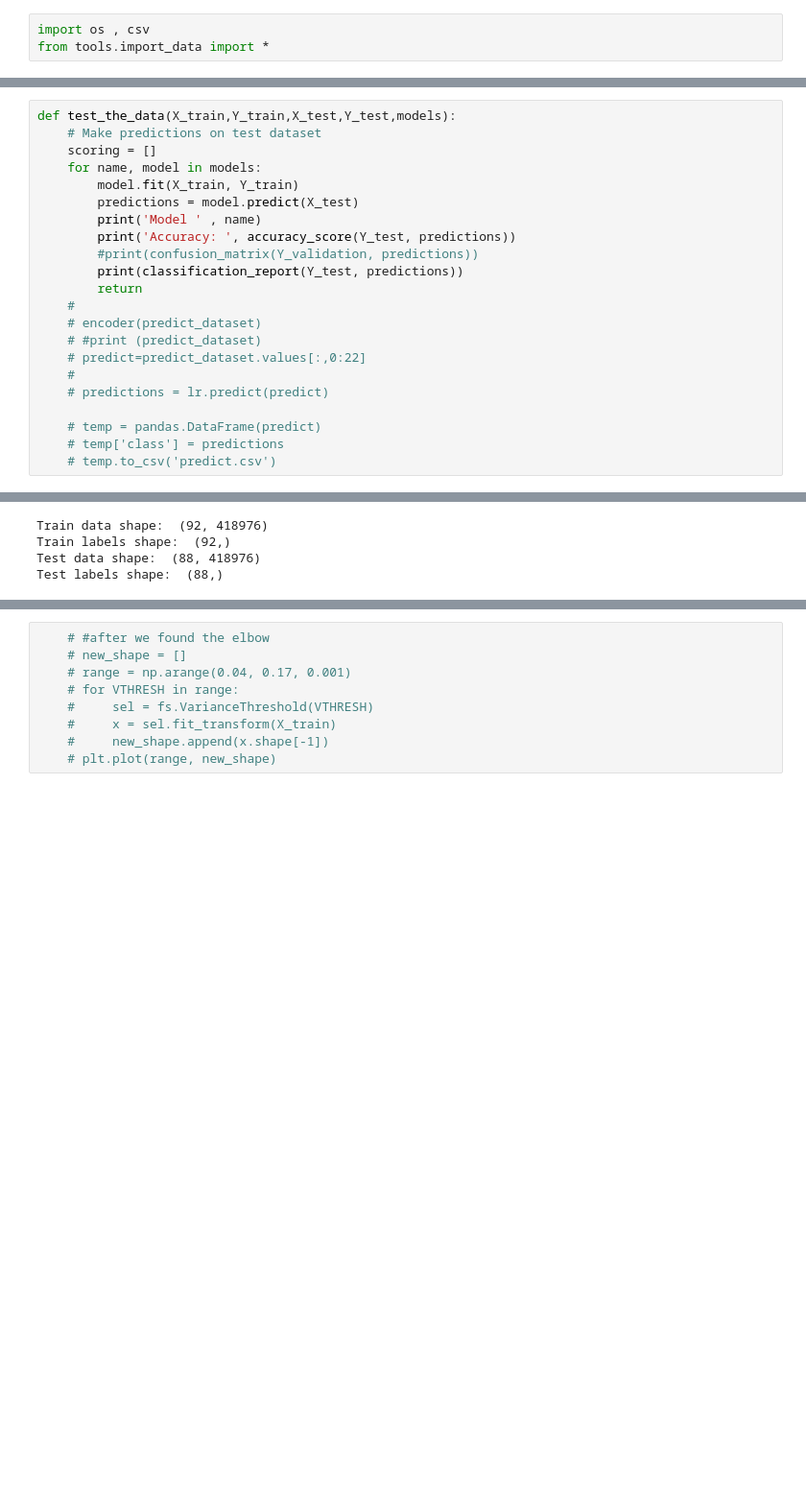
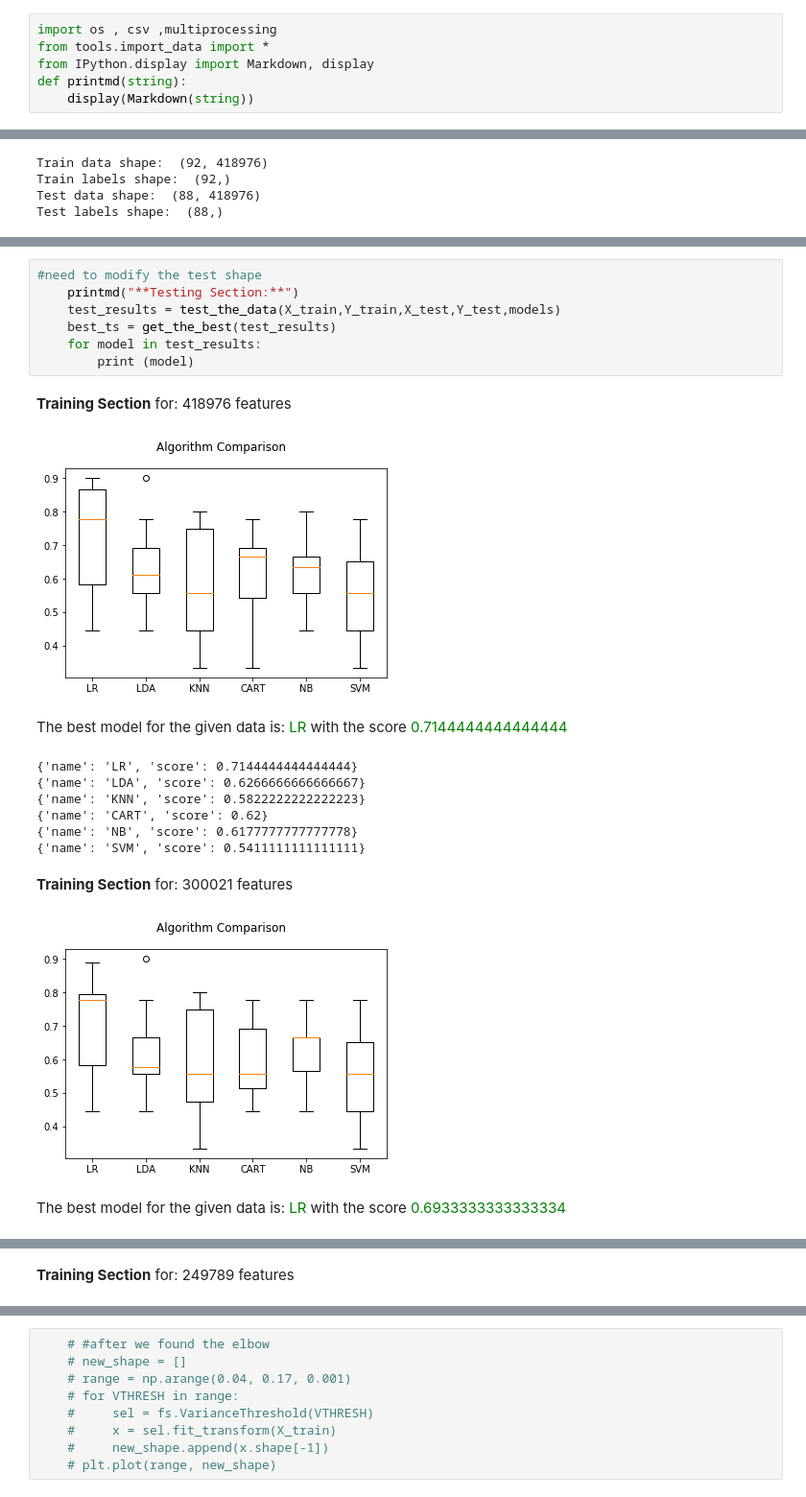
Before and after one commit to motybz/Cancer_Data_Mining, a Jupyter notebook: Models_Compare.ipynb, the cells around one changed output, grey strips where cells are left out. Shown at 96% size. Saved outputs shown, nothing was run; the diff lists cells and outputs as text; blank space fills up the shorter version.

Commit message:
new model+features selection test + results of the first test

```diff
--- a/Models_Compare.ipynb
+++ b/Models_Compare.ipynb
@@ -1,6 +1,9 @@
 # %%
-import os , csv
+import os , csv ,multiprocessing
 from tools.import_data import *
+from IPython.display import Markdown, display
+def printmd(string):
+    display(Markdown(string))
 # %%
 from sklearn import model_selection
 from sklearn.metrics import classification_report
@@ -59,25 +85,3 @@ def train_the_data(X_train,Y_train,models):
-# %%
-def test_the_data(X_train,Y_train,X_test,Y_test,models):
-    # Make predictions on test dataset
-    scoring = []
-    for name, model in models:
-        model.fit(X_train, Y_train)
-        predictions = model.predict(X_test)
-        print('Model ' , name)
-        print('Accuracy: ', accuracy_score(Y_test, predictions))
-        #print(confusion_matrix(Y_validation, predictions))
-        print(classification_report(Y_test, predictions))
-        return
-    #
-    # encoder(predict_dataset)
-    # #print (predict_dataset)
-    # predict=predict_dataset.values[:,0:22]
-    #
-    # predictions = lr.predict(predict)
-
-    # temp = pandas.DataFrame(predict)
-    # temp['class'] = predictions
-    # temp.to_csv('predict.csv')
 # %%
 if __name__ == "__main__":
     X_train, Y_train ,names_train = load_dataset(os.path.join('D:/motybz/Cancer_Data_Mining/trin-SD01/trin-SD01.csv'))
@@ -103,0 +165,20 @@ Test labels shape:  (88,)
+# %%
+#need to modify the test shape
+    printmd("**Testing Section:**")
+    test_results = test_the_data(X_train,Y_train,X_test,Y_test,models)
+    best_ts = get_the_best(test_results)
+    for model in test_results:
+        print (model)
+# %% [output]
+**Training Section** for: 418976 features
+[figure, added]
+The best model for the given data is: <span style="color:green">LR</span> with the score <span style="color:green">0.7144444444444444</span>
+{'name': 'LR', 'score': 0.7144444444444444}
+{'name': 'LDA', 'score': 0.6266666666666667}
+{'name': 'KNN', 'score': 0.5822222222222223}
+{'name': 'CART', 'score': 0.62}
+{'name': 'NB', 'score': 0.6177777777777778}
+{'name': 'SVM', 'score': 0.5411111111111111}
+**Training Section** for: 300021 features
+[figure, added]
+The best model for the given data is: <span style="color:green">LR</span> with the score <span style="color:green">0.6933333333333334</span>
@@ -103,0 +191 @@ Test labels shape:  (88,)
+**Training Section** for: 249789 features
```
Also changed, not shown: parts of 7 cells of this notebook.
